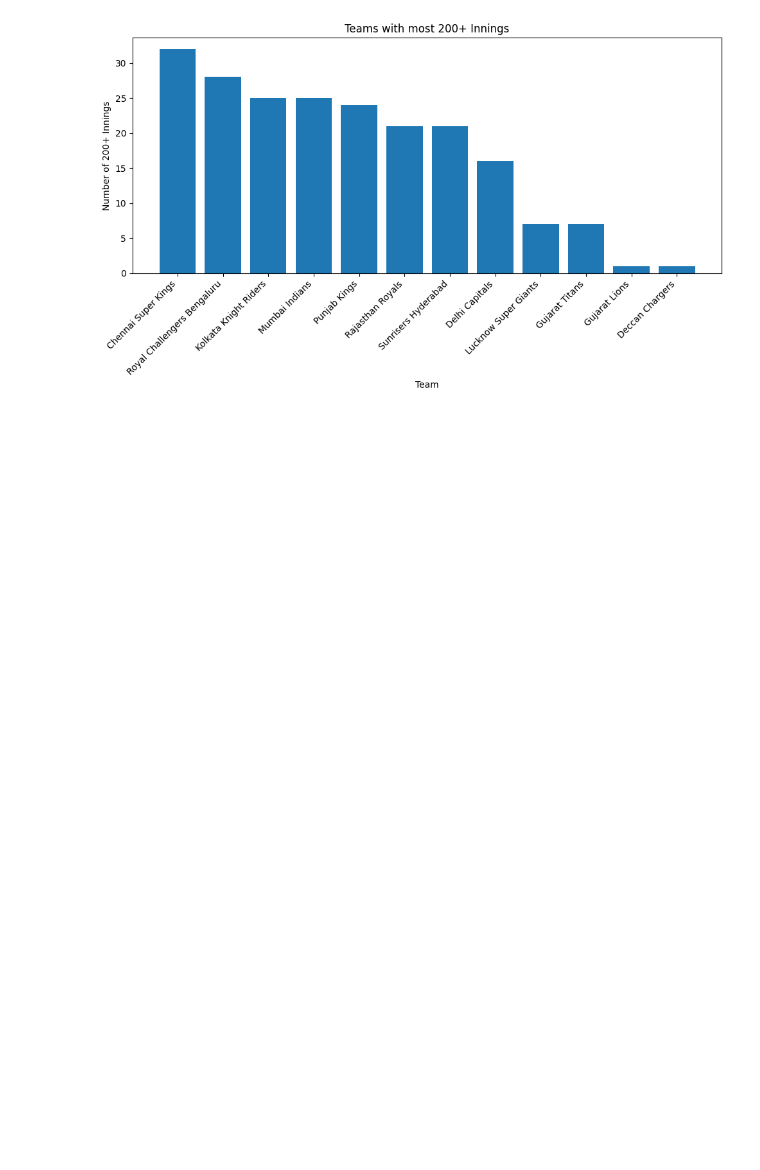
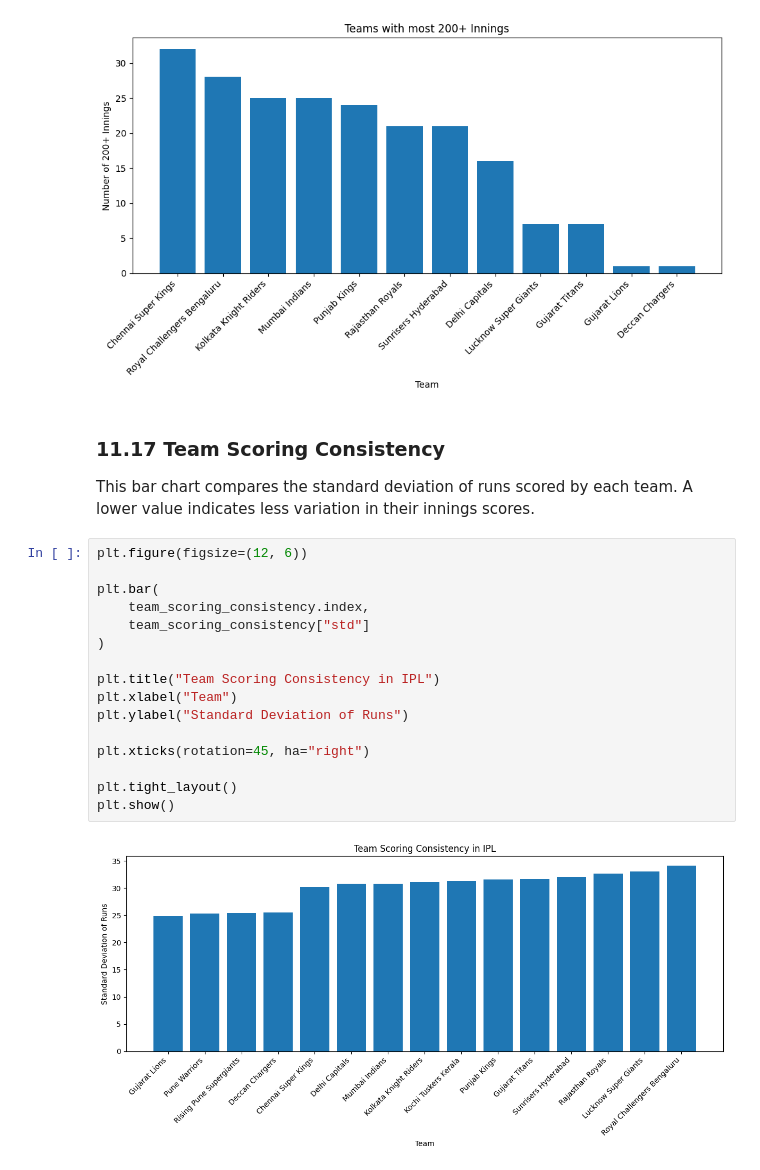
Before and after one commit to khalil-Gardiwal/ipl-data-analysis, a Jupyter notebook: notebooks/ipl-analysis.ipynb, the cells around one changed output. Saved outputs shown, nothing was run; the diff lists cells and outputs as text; blank space fills up the shorter version.

Commit message:
worked on some more visualization

```diff
--- a/notebooks/ipl-analysis.ipynb
+++ b/notebooks/ipl-analysis.ipynb
@@ -2482,3 +2484,25 @@ plt.tight_layout()
 plt.show()
 # %% [output]
 [figure]
+# %% [markdown]
+### 11.17 Team Scoring Consistency
+
+This bar chart compares the standard deviation of runs scored by each team. A lower value indicates less variation in their innings scores.
+# %%
+plt.figure(figsize=(12, 6))
+
+plt.bar(
+    team_scoring_consistency.index,
+    team_scoring_consistency["std"]
+)
+
+plt.title("Team Scoring Consistency in IPL")
+plt.xlabel("Team")
+plt.ylabel("Standard Deviation of Runs")
+
+plt.xticks(rotation=45, ha="right")
+
+plt.tight_layout()
+plt.show()
+# %% [output]
+[figure, added]
```
Also changed, not shown: parts of 27 cells of this notebook.
